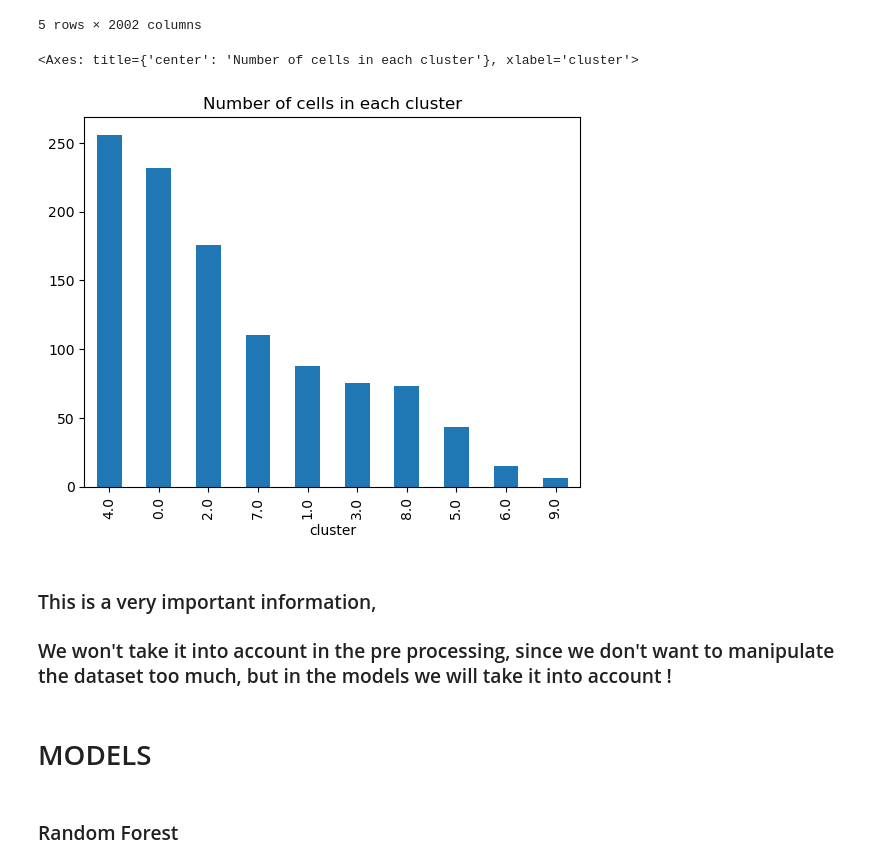
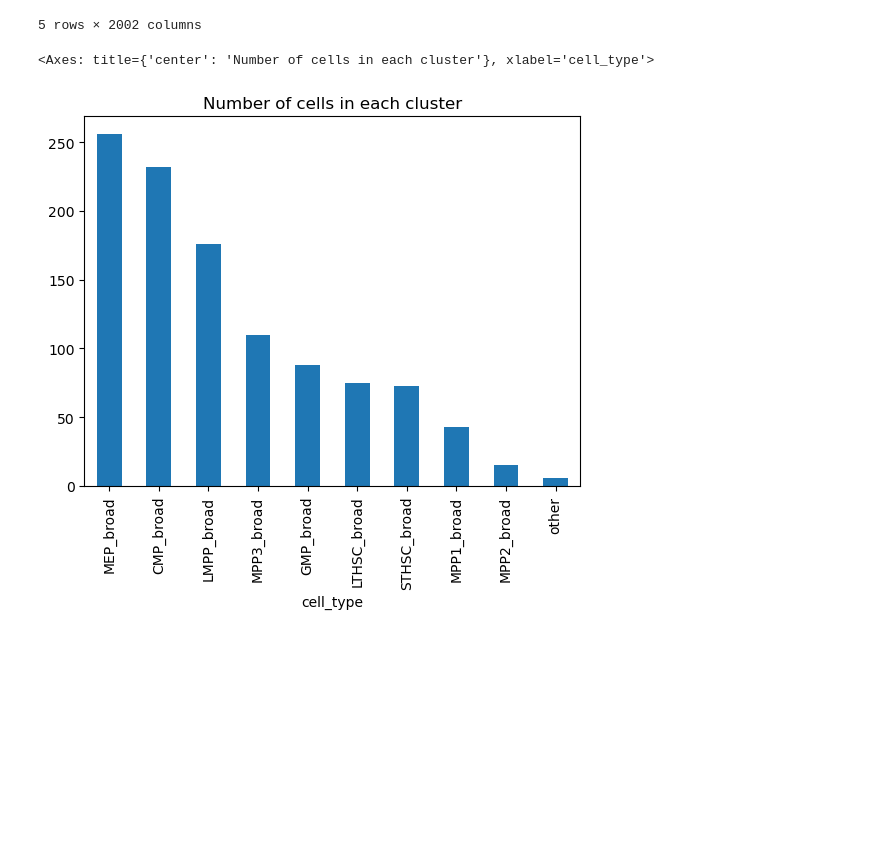
Before and after one commit to P4quitoz/AI-1-Project-Single-Cell-, a Jupyter notebook: Notebooks/Feature_extraction_andModels.ipynb, the cells around one changed output. Cells and saved outputs as stored; diff of their text form; code cells hidden in the pictures; blank space fills up the shorter version.

Commit message:
Cell study and Class balance

```diff
--- a/Notebooks/Feature_extraction_andModels.ipynb
+++ b/Notebooks/Feature_extraction_andModels.ipynb
@@ -17,16 +17,9 @@ df_hvg_labeled = df_hvg[df_hvg['cluster'].notna()]
 df_hvg_unlabeled = df_hvg[df_hvg['cluster'].isna()]
 # %%
 # count how many cells are in each cluster
-cluster_counts = df_hvg_labeled['cluster'].value_counts()
+cluster_counts = df_hvg_labeled['cell_type'].value_counts()
 # plot the counts as a bar plot
 cluster_counts.plot(kind='bar', title='Number of cells in each cluster')
 # %% [output]
-<Axes: title={'center': 'Number of cells in each cluster'}, xlabel='cluster'>
+<Axes: title={'center': 'Number of cells in each cluster'}, xlabel='cell_type'>
-[figure, old version]
+[figure, new version]
-# %% [markdown]
-### This is a very important information,
-### We won't take it into account in the pre processing, since we don't want to manipulate the dataset too much, but in the models we will take it into account !
-# %% [markdown]
-# MODELS
-# %% [markdown]
-### Random Forest
```
Also changed, not shown: parts of 11 cells of this notebook, 3 other files.
